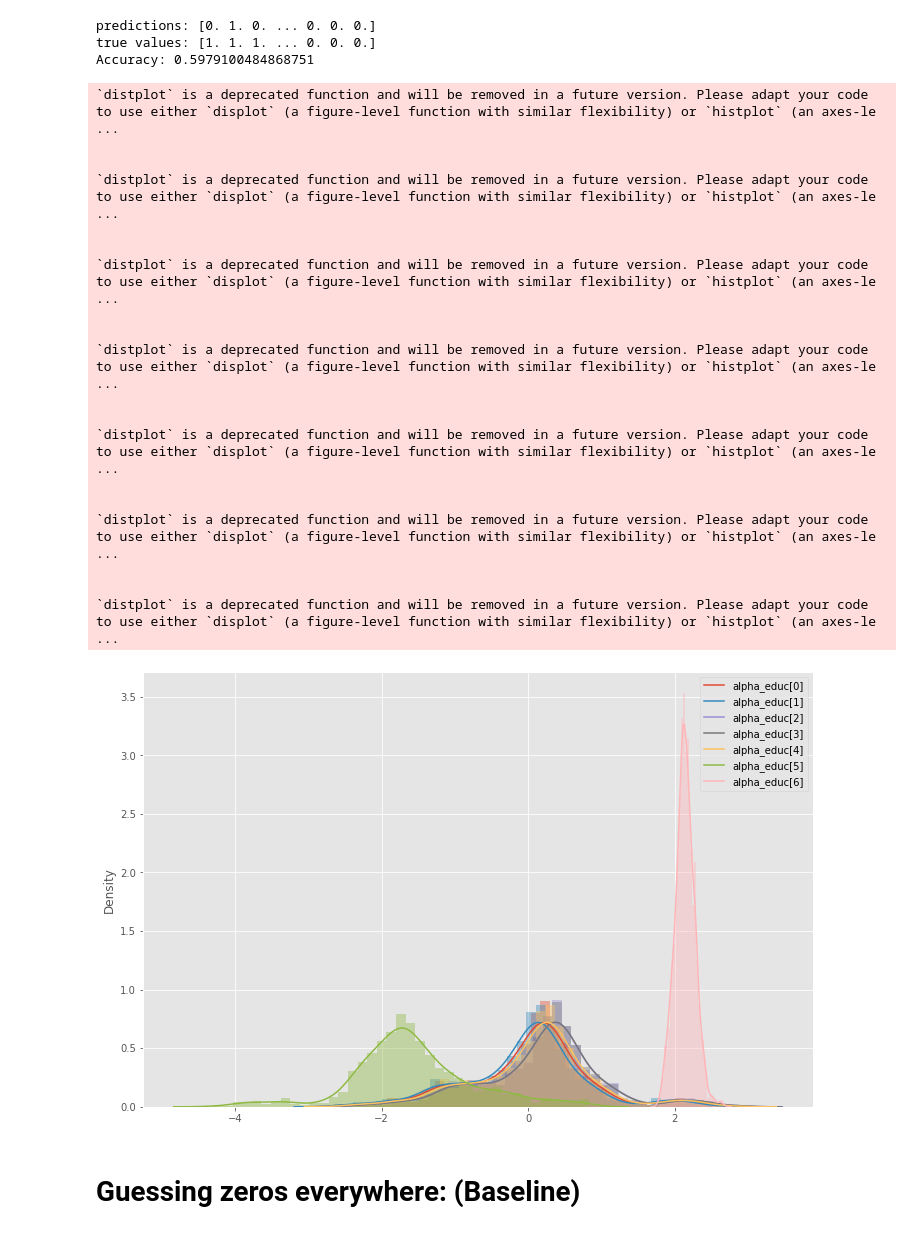
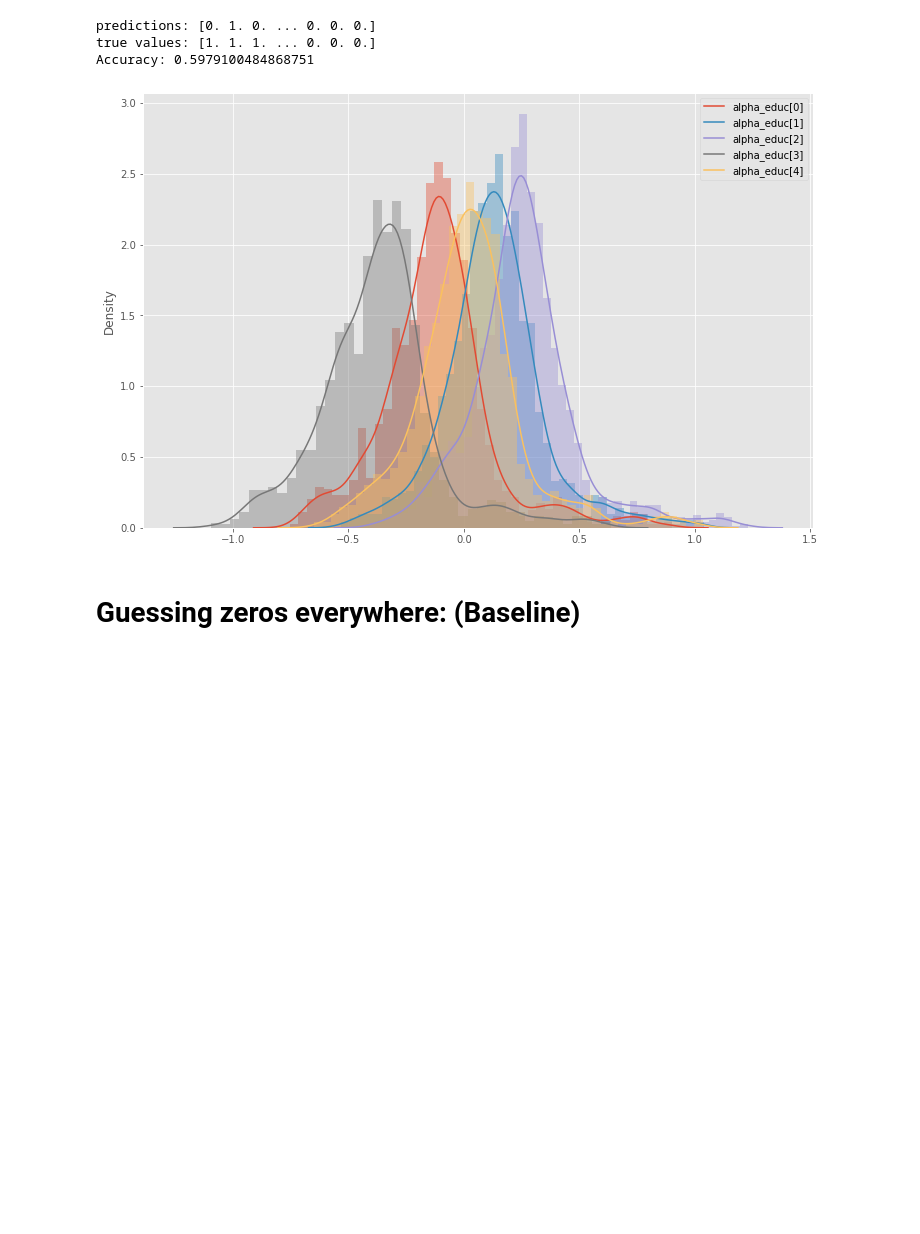
Before and after one commit to JakubReha/misterP, a Jupyter notebook: model.ipynb, the cells around one changed output. Saved outputs shown, nothing was run; the diff lists cells and outputs as text; code cells hidden in the pictures; blank space fills up the shorter version.

```diff
--- a/model.ipynb
+++ b/model.ipynb
@@ -224,7 +259,7 @@ samples, params_samples = sample_params(guide, X,states_x, y,model)
 # %%
 n_cat = 5
 for c in range(n_cat):
-    sns.distplot(params_samples["gammas"][:,c])
+    sns.distplot(params_samples["alpha_educ"][:,c])
 plt.legend(["alpha_educ[%d]" % c for c in range(n_cat)])
 plt.show()
 # %% [output]
@@ -315,32 +336,13 @@ predictions: [0. 1. 0. ... 0. 0. 0.]
 true values: [1. 1. 1. ... 0. 0. 0.]
 Accuracy: 0.5979100484868751
 # %%
-n_cat = 7
+n_cat = 5
 for c in range(n_cat):
-    sns.distplot(hmc_samples.item()["gammas"][:,c])
+    sns.distplot(hmc_samples.item()["alpha_educ"][:,c])
 plt.legend(["alpha_educ[%d]" % c for c in range(n_cat)])
 plt.show()
 # %% [output]
-`distplot` is a deprecated function and will be removed in a future version. Please adapt your code to use either `displot` (a figure-level function with similar flexibility) or `histplot` (an axes-le ...
-
-
-`distplot` is a deprecated function and will be removed in a future version. Please adapt your code to use either `displot` (a figure-level function with similar flexibility) or `histplot` (an axes-le ...
-
-
-`distplot` is a deprecated function and will be removed in a future version. Please adapt your code to use either `displot` (a figure-level function with similar flexibility) or `histplot` (an axes-le ...
-
-
-`distplot` is a deprecated function and will be removed in a future version. Please adapt your code to use either `displot` (a figure-level function with similar flexibility) or `histplot` (an axes-le ...
-
-
-`distplot` is a deprecated function and will be removed in a future version. Please adapt your code to use either `displot` (a figure-level function with similar flexibility) or `histplot` (an axes-le ...
-
-
-`distplot` is a deprecated function and will be removed in a future version. Please adapt your code to use either `displot` (a figure-level function with similar flexibility) or `histplot` (an axes-le ...
-
-
-`distplot` is a deprecated function and will be removed in a future version. Please adapt your code to use either `displot` (a figure-level function with similar flexibility) or `histplot` (an axes-le ...
-[figure, old version]
+[figure, new version]
 # %% [markdown]
 # Guessing zeros everywhere: (Baseline)
 # %%
```
Also changed, not shown: parts of 47 cells of this notebook, 2 other files.
